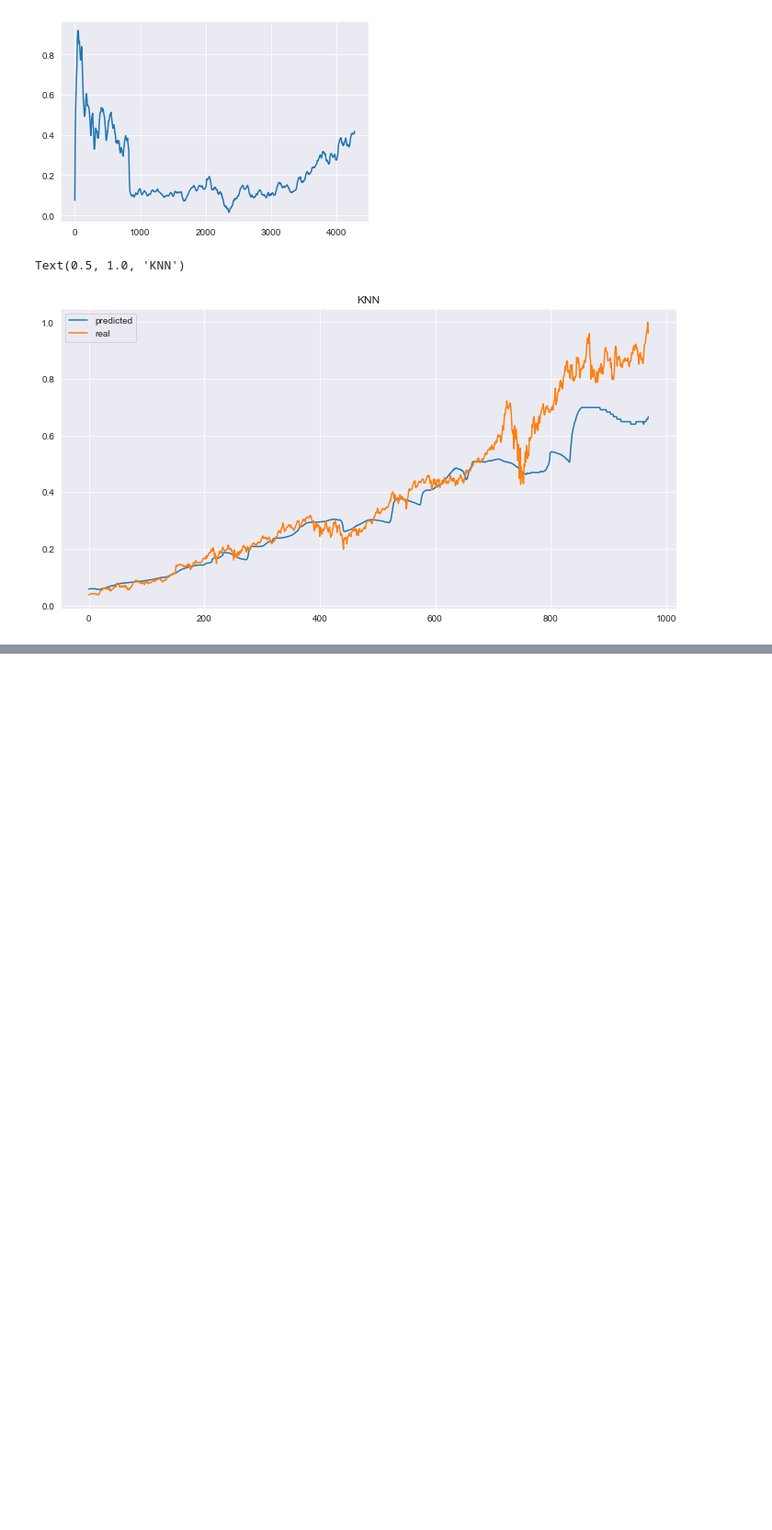
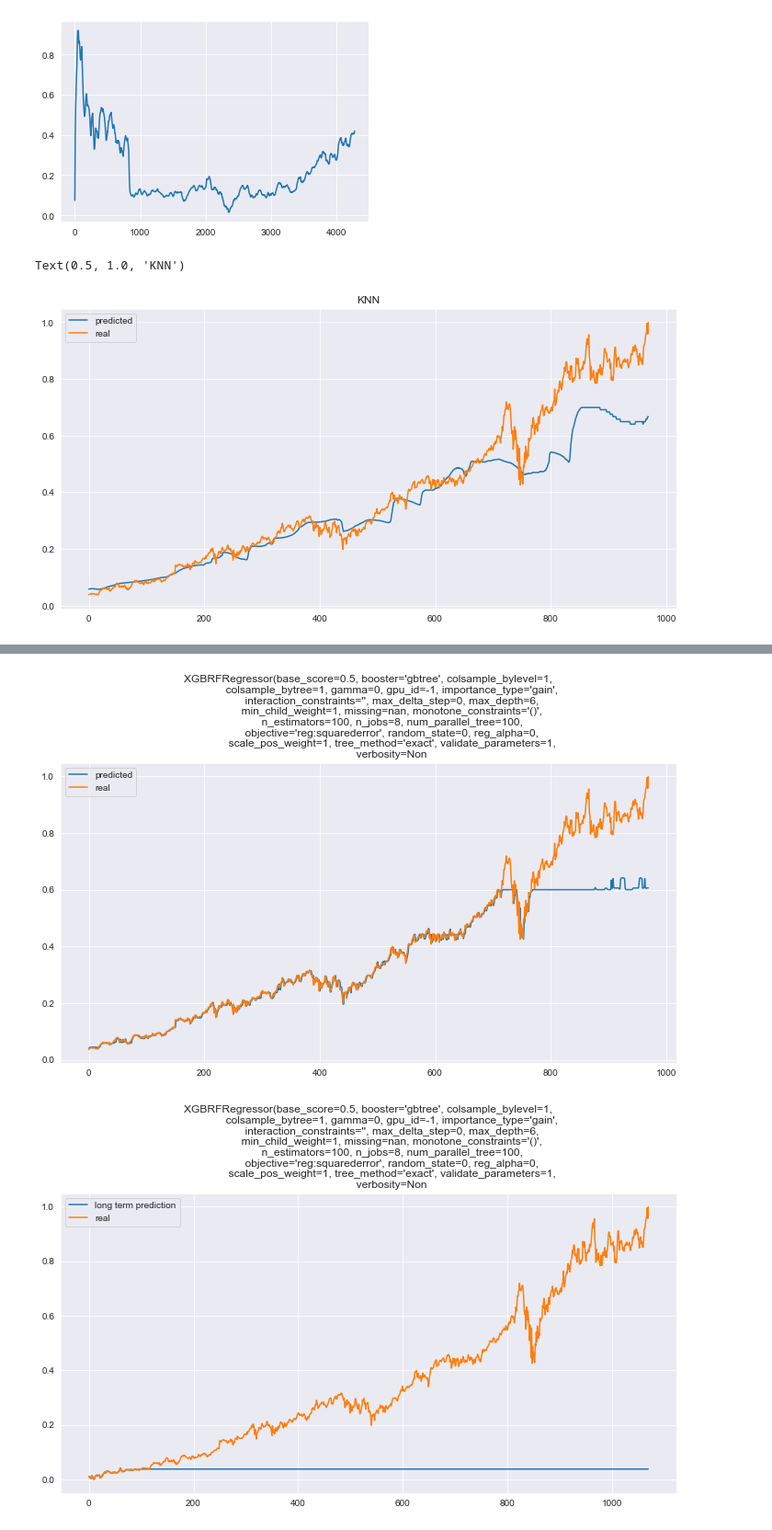
Before and after one commit to IKamsh/Stocks_monitoring, a Jupyter notebook: experimentations.ipynb, the cells around one changed output, grey strips where cells are left out. Shown: that part at 92% size. Saved outputs shown, nothing was run; the diff lists cells and outputs as text; code cells hidden in the pictures; blank space fills up the shorter version.

```diff
--- a/experimentations.ipynb
+++ b/experimentations.ipynb
@@ -158,0 +186,6 @@ _ = model_pipeline(RandomForestRegressor(), train, test, 100)
+# %%
+import xgboost
+_ = model_pipeline(xgboost.XGBRFRegressor(), train, test, 100)
+# %% [output]
+[figure, added]
+[figure, added]
```
Also changed, not shown: parts of 10 cells of this notebook, 1 other file.
